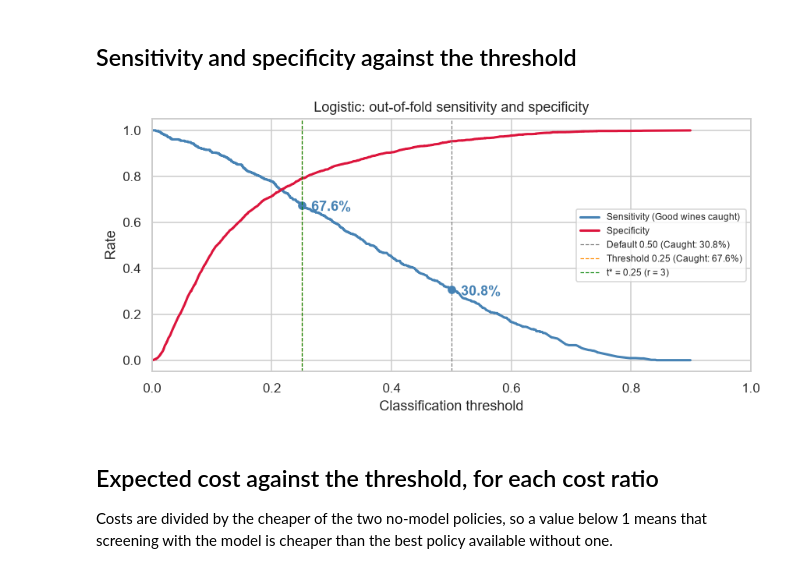
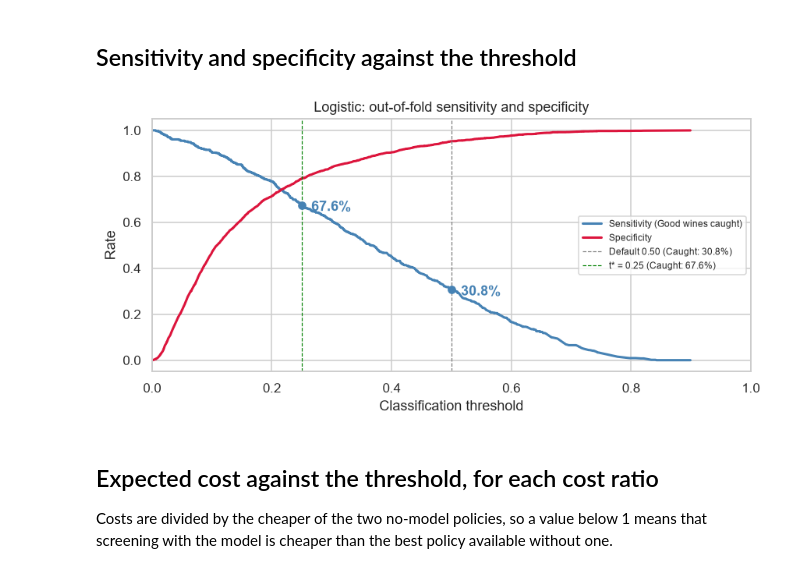
Before and after one commit to ryanc9029/dsa211-wine, a Jupyter notebook: 04_cost_threshold.ipynb, the cells around one changed output. Drawn from its saved outputs; the diff is of its cells as text; code cells hidden in the pictures.

Commit message:
Update 04 sensitivity-specificity graph

```diff
--- a/04_cost_threshold.ipynb
+++ b/04_cost_threshold.ipynb
@@ -58,12 +58,12 @@ import numpy as np
 from sklearn.metrics import roc_curve
 
 fpr, tpr, thr = roc_curve(y, prob)
-fpr, tpr, thr = fpr[1:], tpr[1:], thr[1:]  # drop the artificial infinite threshold
+fpr, tpr, thr = fpr[1:], tpr[1:], thr[1:]  # drop artificial infinite threshold
 
-# Linearly interpolate Sensitivity (tpr) at specific thresholds
-# (thr[::-1] reverses thresholds to ascending order for np.interp)
+# Interpolate Sensitivity (tpr) at 0.50 and t* = 0.25
+t_star = 0.25
 sens_050 = np.interp(0.50, thr[::-1], tpr[::-1])
-sens_025 = np.interp(0.25, thr[::-1], tpr[::-1])
+sens_tstar = np.interp(t_star, thr[::-1], tpr[::-1])
 
 fig, ax = plt.subplots(figsize=(8, 4))
 
@@ -71,7 +71,7 @@ fig, ax = plt.subplots(figsize=(8, 4))
 ax.plot(thr, tpr, lw=2, color="steelblue", label="Sensitivity (Good wines caught)")
 ax.plot(thr, 1 - fpr, lw=2, color="crimson", label="Specificity")
 
-# --- Threshold 0.50 ---
+# --- Threshold 0.50 (Default) ---
 ax.axvline(
     0.50,
     color="grey",
@@ -83,50 +83,41 @@ ax.plot(0.50, sens_050, "o", color="steelblue", ms=6)
 ax.annotate(
     f"{sens_050:.1%}",
     xy=(0.50, sens_050),
     xytext=(8, -5),
     textcoords="offset points",
     fontweight="bold",
     color="steelblue",
 )
 
-# --- Threshold 0.25 ---
+# --- Threshold 0.25 (t*) ---
 ax.axvline(
-    0.25,
-    color="darkorange",
+    t_star,
+    color="green",
     ls="--",
     lw=0.8,
-    label=f"Threshold 0.25 (Caught: {sens_025:.1%})",
+    label=f"t* = {t_star:.2f} (Caught: {sens_tstar:.1%})",
 )
-ax.plot(0.25, sens_025, "o", color="steelblue", ms=6)
+ax.plot(t_star, sens_tstar, "o", color="steelblue", ms=6)
 ax.annotate(
-    f"{sens_025:.1%}",
-    xy=(0.25, sens_025),
+    f"{sens_tstar:.1%}",
+    xy=(t_star, sens_tstar),
     xytext=(8, -5),
     textcoords="offset points",
     fontweight="bold",
     color="steelblue",
-)
-
-# Optional optimal cost threshold t*
-ax.axvline(
-    1 / (1 + C_FN_BASE),
-    color="green",
-    ls="--",
-    lw=0.8,
-    label=f"t* = {1 / (1 + C_FN_BASE):.2f} (r = {C_FN_BASE})",
 )
 
 ax.set(
     xlim=(0, 1),
     xlabel="Classification threshold",
     ylabel="Rate",
     title=f'{spec["name"]}: out-of-fold sensitivity and specificity',
 )
 ax.legend(fontsize=8, loc="best")
 plt.tight_layout()
 plt.show()
 # %% [output]
-[figure, old version]
+[figure, new version]
 # %% [markdown]
 ## Expected cost against the threshold, for each cost ratio
 
```
Also changed, not shown: parts of 2 cells of this notebook.
